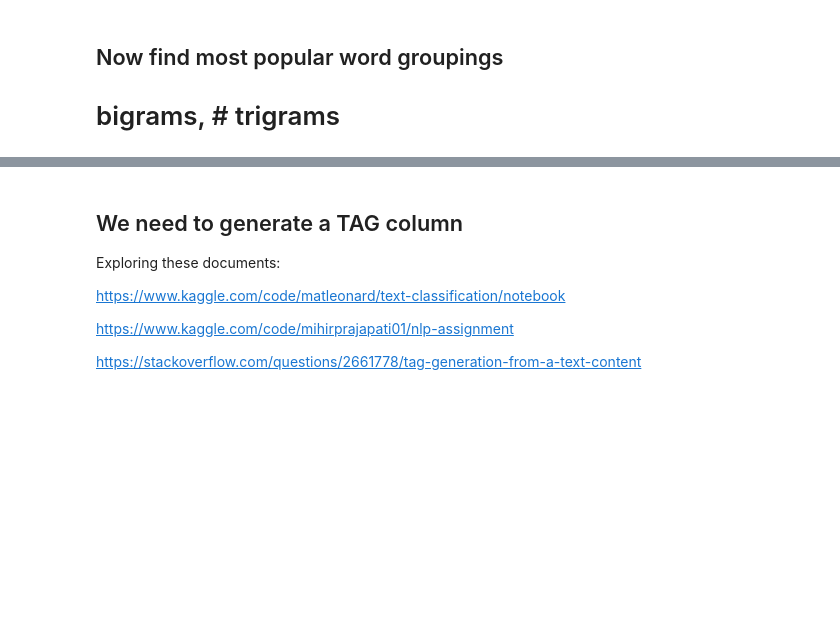
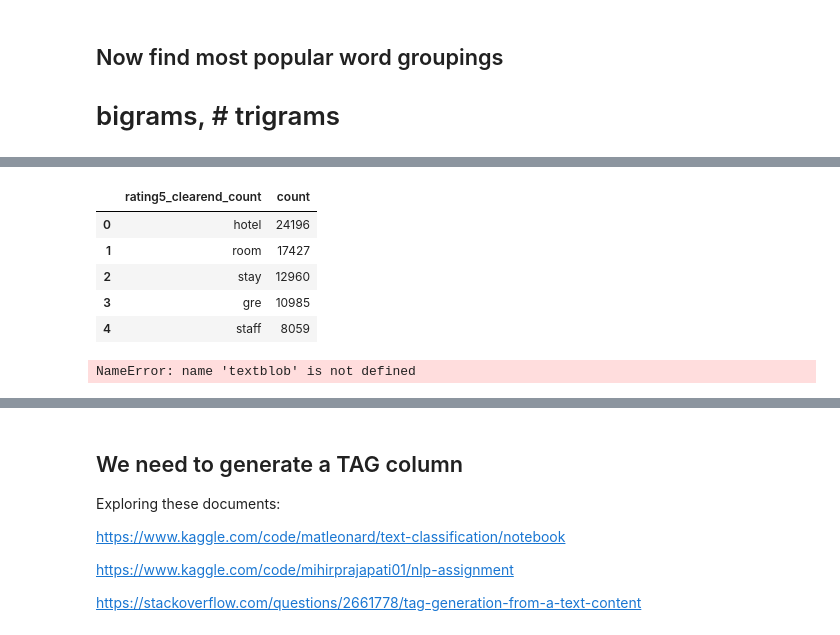
Before and after one commit to RobFaj/NLP_Project2022, a Jupyter notebook: Project Exploration and Analysis.ipynb, the cells around one changed output, grey strips where cells are left out. Saved outputs shown, nothing was run; the diff lists cells and outputs as text; code cells hidden in the pictures; blank space fills up the shorter version.

```diff
--- a/Project Exploration and Analysis.ipynb
+++ b/Project Exploration and Analysis.ipynb
@@ -310,0 +485,13 @@ corpus_hotel = hotel['lemm_text'].str.cat(sep=',')
+# %%
+def counter(comment_clear):
+    cnt = Counter()
+    for words in comment_clear:
+        for word in words:
+            cnt[word] += 1
+    return cnt
+# %%
+rating1_clearend_count = counter(rating1_clearend)
+rating2_clearend_count = counter(rating2_clearend)
+rating3_clearend_count = counter(rating3_clearend)
+rating4_clearend_count = counter(rating4_clearend)
+rating5_clearend_count = counter(rating5_clearend)
@@ -310,0 +590,2 @@ corpus_hotel = hotel['lemm_text'].str.cat(sep=',')
+# %%
+df= rating5_clearend_count.most_common()
@@ -310,0 +605,23 @@ corpus_hotel = hotel['lemm_text'].str.cat(sep=',')
+# %%
+df1 = pd.DataFrame (df, columns = ['rating5_clearend_count', 'count'])
+# %%
+df1.head()
+# %% [output]
+|  | rating5_clearend_count | count |
+| 0 | hotel | 24196 |
+| 1 | room | 17427 |
+| 2 | stay | 12960 |
+| 3 | gre | 10985 |
+| 4 | staff | 8059 |
+# %%
+#Find the most frequent words in each of the ratings
+
+df = hotel
+
+df["mostFrequent"] = hotel["lemm_text"].apply(
+      lambda x: sorted(
+        textblob.TextBlob(x).word_counts, key=textblob.TextBlob(x).word_counts.get, reverse=True)[:3])
+
+df["mostFrequent"]
+# %% [output]
+NameError: name 'textblob' is not defined
```
Also changed, not shown: parts of 26 cells of this notebook.
